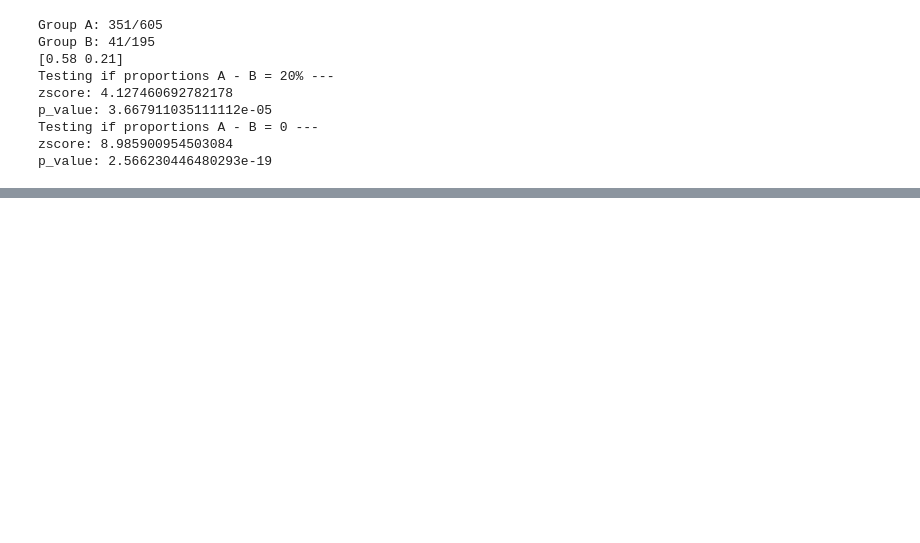
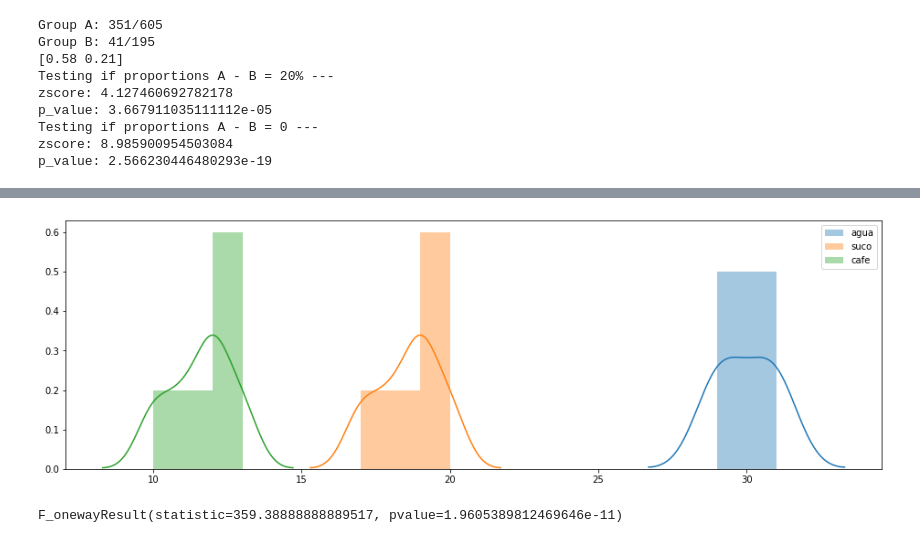
Before and after one commit to kisukegremory/Statistical-Resources, a Jupyter notebook: kernel/General Hypothesis.ipynb, the cells around one changed output, grey strips where cells are left out. Drawn from its saved outputs; the diff is of its cells as text; code cells hidden in the pictures; blank space fills up the shorter version.

```diff
--- a/kernel/General Hypothesis.ipynb
+++ b/kernel/General Hypothesis.ipynb
@@ -45,0 +93,20 @@ draw_z_score(x, x<z0, 0, 1, 'z<-0.75')
+# %%
+data = {
+    "agua" : [29,29,30,31,31],
+    "suco" : [17,18,19,19,20],
+    "cafe" : [10,11,12,12,13],
+}
+
+plt.figure(figsize=(16,5))
+for liquid in data.keys():
+    sns.distplot(data[liquid],label=liquid)
+plt.legend()
+plt.show()
+
+# Test -----------------------
+
+
+f_oneway(data['agua'],data['cafe'],data['suco'])
+# %% [output]
+[figure, added]
+F_onewayResult(statistic=359.38888888889517, pvalue=1.9605389812469646e-11)
```
Also changed, not shown: parts of 16 cells of this notebook.
